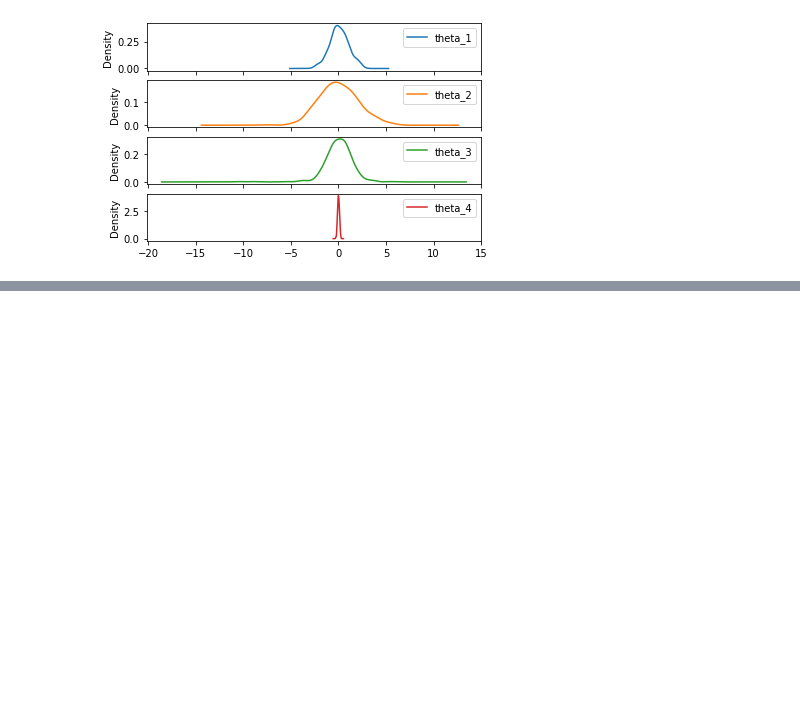
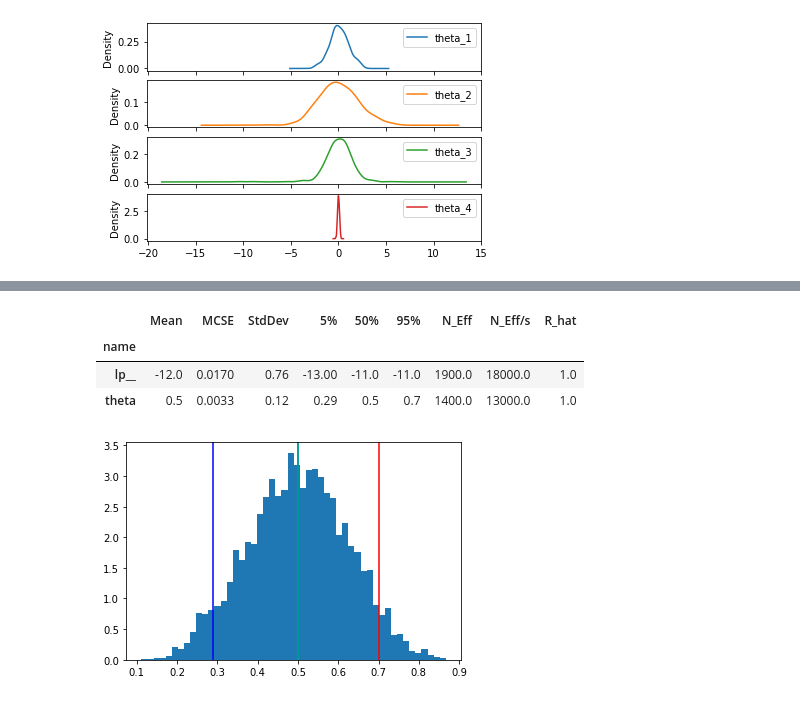
Before and after one commit to baradejoo/DataAnalytics, a Jupyter notebook: Lab1_Python_review/Lab1_main_script.ipynb, the cells around one changed output, grey strips where cells are left out. Drawn from its saved outputs; the diff is of its cells as text; code cells hidden in the pictures; blank space fills up the shorter version.

```diff
--- a/Lab1_Python_review/Lab1_main_script.ipynb
+++ b/Lab1_Python_review/Lab1_main_script.ipynb
@@ -97,0 +101,14 @@ plt.show()
+# %%
+# Ad.3
+# F = 5, L = 9
+dict_samples = {
+    "N": 14,
+    "y": [0, 1, 0, 0, 1, 1, 1, 0, 0, 0, 1, 0, 1, 1]
+}
+# %%
+# Ad.4
+path = os.getcwd()
+print("Current path: ", path)
+# cmdstanpy.install_cmdstan() # Installation is necessary, conda env doesnt see cmdstanpy
+
+model = CmdStanModel(stan_file="bern_1.stan")
@@ -97,0 +125,3 @@ plt.show()
+# %%
+# Ad.5
+model_fit = model.sample(data=dict_samples, output_dir='out')
@@ -97,0 +138,25 @@ plt.show()
+# %%
+# Ad.6
+theta = model_fit.stan_variable('theta')
+
+# Ad.7
+df = model_fit.summary()
+df_t = df.loc['theta']
+t5 = df_t['5%']
+t95 = df_t['95%']
+median = df_t['50%']
+df
+# %% [output]
+|  | Mean | MCSE | StdDev | 5% | 50% | 95% | N_Eff | N_Eff/s | R_hat |
+| name |  |  |  |  |  |  |  |  |  |
+| lp__ | -12.0 | 0.0170 | 0.76 | -13.00 | -11.0 | -11.0 | 1900.0 | 18000.0 | 1.0 |
+| theta | 0.5 | 0.0033 | 0.12 | 0.29 | 0.5 | 0.7 | 1400.0 | 13000.0 | 1.0 |
+# %%
+plt.hist(theta, bins=50, density=True)
+plt.axvline(theta.mean(), color='k')
+plt.axvline(t5, color='b')
+plt.axvline(t95, color='r')
+plt.axvline(median, color='c')
+plt.show()
+# %% [output]
+[figure, added]
```
Also changed, not shown: parts of 4 cells of this notebook.
